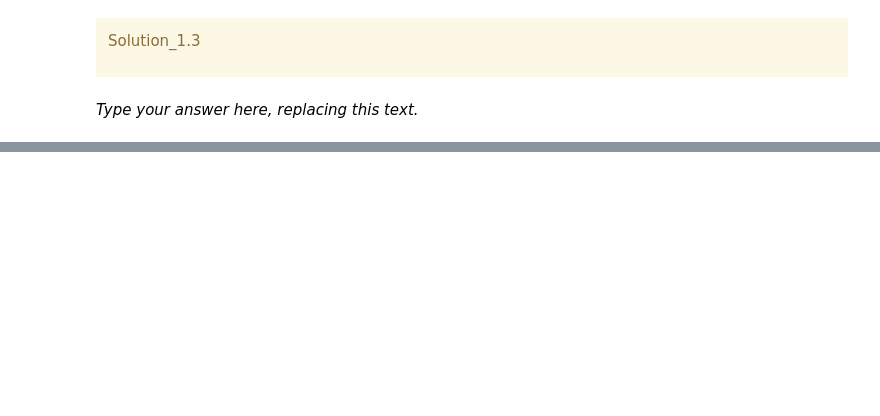
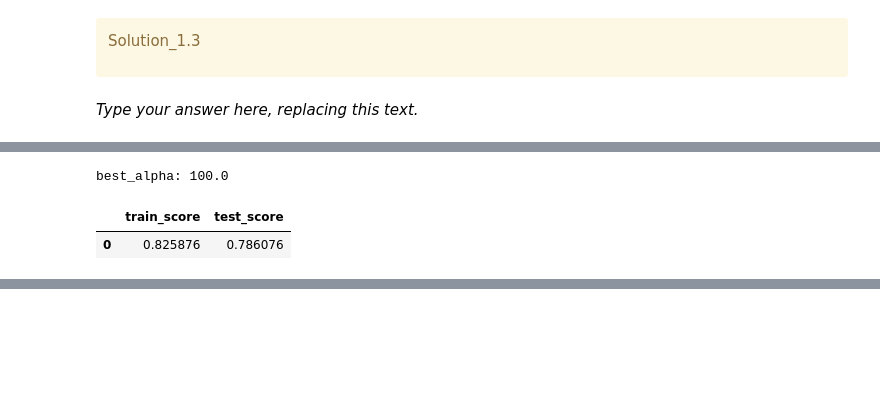
Before and after one commit to rebeccaachang/cpsc330, a Jupyter notebook: hw/hw8/hw8.ipynb, the cells around one changed output, grey strips where cells are left out. Drawn from its saved outputs; the diff is of its cells as text; code cells hidden in the pictures; blank space fills up the shorter version.

```diff
--- a/hw/hw8/hw8.ipynb
+++ b/hw/hw8/hw8.ipynb
@@ -298,0 +521,45 @@ _Type your answer here, replacing this text._
+# %%
+def eval_on_features(preprocessor, regressor, X_train, y_train, X_test, y_test, X_train_enc):
+    param_grid = {
+        "ridge__alpha": 10.0 ** np.arange(-3, 6, 1),
+    }
+
+    lr_pipe = make_pipeline(preprocessor, regressor)
+
+    grid_search = GridSearchCV(
+        lr_pipe, param_grid, cv=10, n_jobs=-1, return_train_score=True
+    )
+
+    grid_search.fit(X_train, y_train)
+
+    best_train_score = grid_search.best_score_
+    best_alpha = grid_search.best_params_["ridge__alpha"]
+
+    best_test_score = grid_search.score(X_test, y_test)
+
+    # lr_pipe.fit(X_train, y_train)
+
+    # train_score = lr_pipe.score(X_train, y_train)
+    # test_score = lr_pipe.score(X_test, y_test)
+
+    # y_pred = lr_pipe.predict(X_test)
+    # y_pred_train = lr_pipe.predict(X_train)
+
+    # r2_score_ = r2_score(y_test, y_pred)
+
+    score_data = {
+        "train_score": best_train_score,
+        "test_score": best_test_score,
+        # "r2_score": r2_score_
+    }
+
+    score_data_df = pd.DataFrame([score_data])
+    return score_data_df, best_alpha
+# %%
+score_data, best_alpha = eval_on_features(preprocessor, Ridge(), df_train_date_enc, y_train, df_test_date_enc, y_test, X_train_enc)
+print("best_alpha:", best_alpha)
+score_data
+# %% [output]
+best_alpha: 100.0
+|  | train_score | test_score |
+| 0 | 0.825876 | 0.786076 |
```
Also changed, not shown: parts of 50 cells of this notebook.
